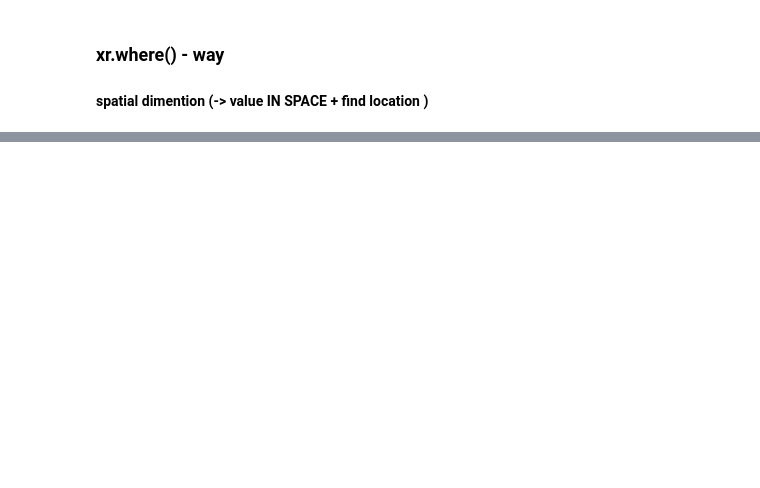
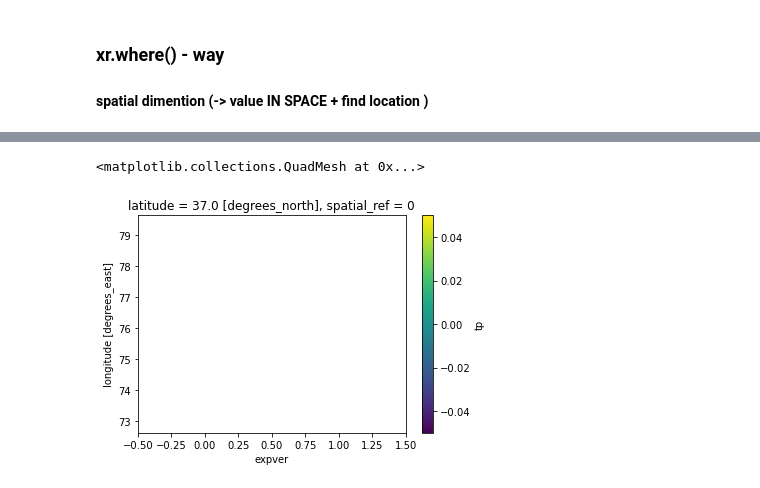
Before and after one commit to varyabazilova/hma_regions, a Jupyter notebook: era5_locate_median_point.ipynb, the cells around one changed output, grey strips where cells are left out. Saved outputs shown, nothing was run; the diff lists cells and outputs as text; code cells hidden in the pictures; blank space fills up the shorter version.

Commit message:
location annual median

```diff
--- a/era5_locate_median_point.ipynb
+++ b/era5_locate_median_point.ipynb
@@ -297,0 +313,6 @@ Attributes: (0)
+# %%
+# convert to data frame
+# to dataframe - sum:
+annual_median_df = annual_median.to_dataframe() # dimentions: number of catchments squared
+annual_median_df = annual_median_df.dropna().drop_duplicates()
+# roi_climate_sum_df = roi_climate_sum_df.drop_duplicates()
@@ -297,0 +321,15 @@ Attributes: (0)
+# %%
+# since there are even number of pixels calculate medians in space this way:
+
+# def median_ceil(values):
+    # values = sorted(values)
+    # values_len = len(values)
+    # middle = values_len//2
+    # return values[middle]
+
+# t2m:
+annual_median_xy = annual_median_df[annual_median_df.tp==median_ceil(values=annual_median_df.tp)]
+
+print('region of interest:\n', roi.Name, '\n')
+
+print('coordinates for the median precipitation:\n', annual_median_xy.index) # more then one
@@ -297,0 +344,6 @@ Attributes: (0)
+# %%
+annual_tp_where = annual_median.tp.where(annual_median.tp == annual_median_xy['tp'].iloc[0])
+
+# annual_tp_where
+# %%
+annual_tp_where = annual_tp_where.drop('spatial_ref')
@@ -298,3 +368,8 @@ Attributes: (0)
+# %%
+annual_tp_where[1,:,:].plot()
+# %% [output]
+<matplotlib.collections.QuadMesh at 0x...>
+[figure, added]
 # %%
 # resample things somehow?
 
```
Also changed, not shown: parts of 30 cells of this notebook, 2 other files.
